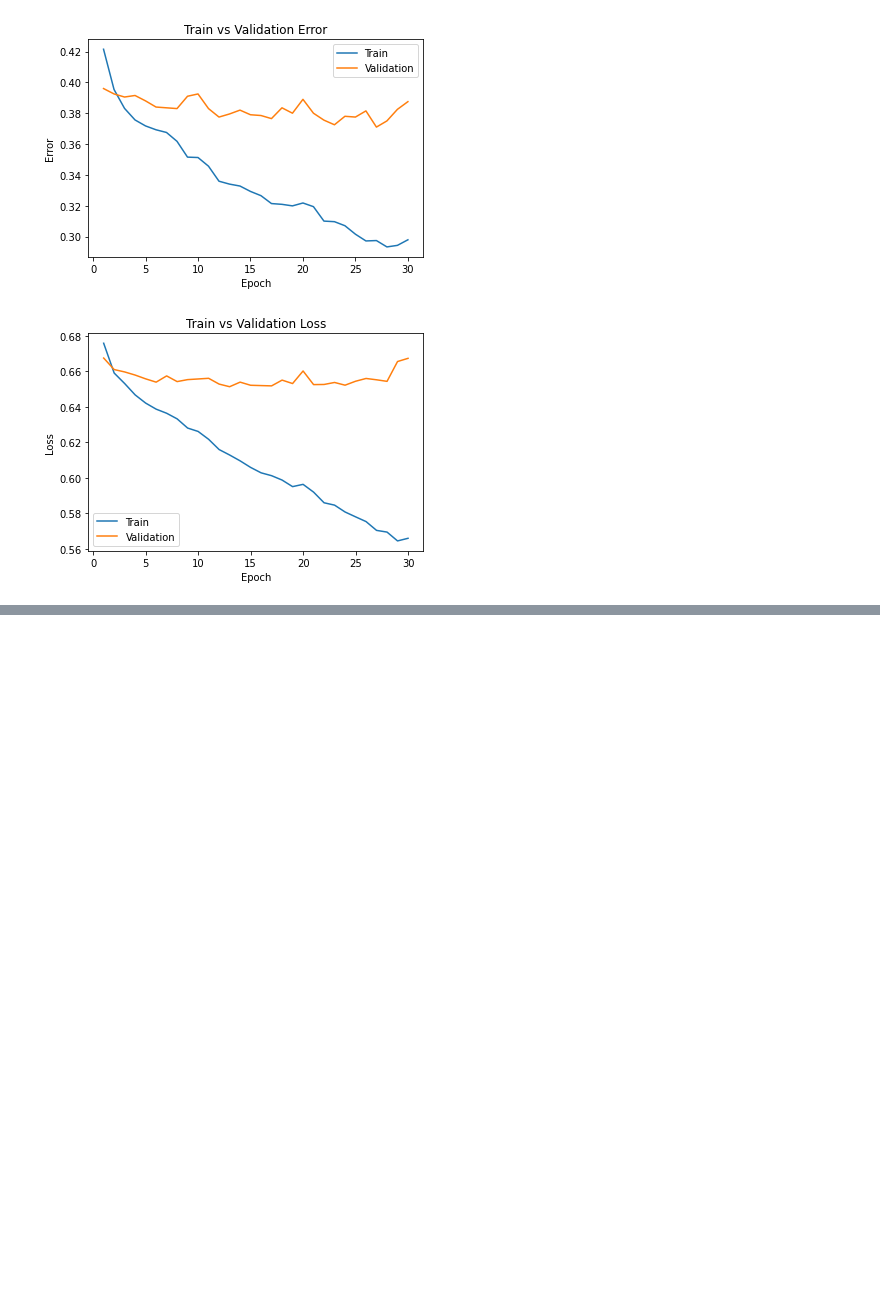
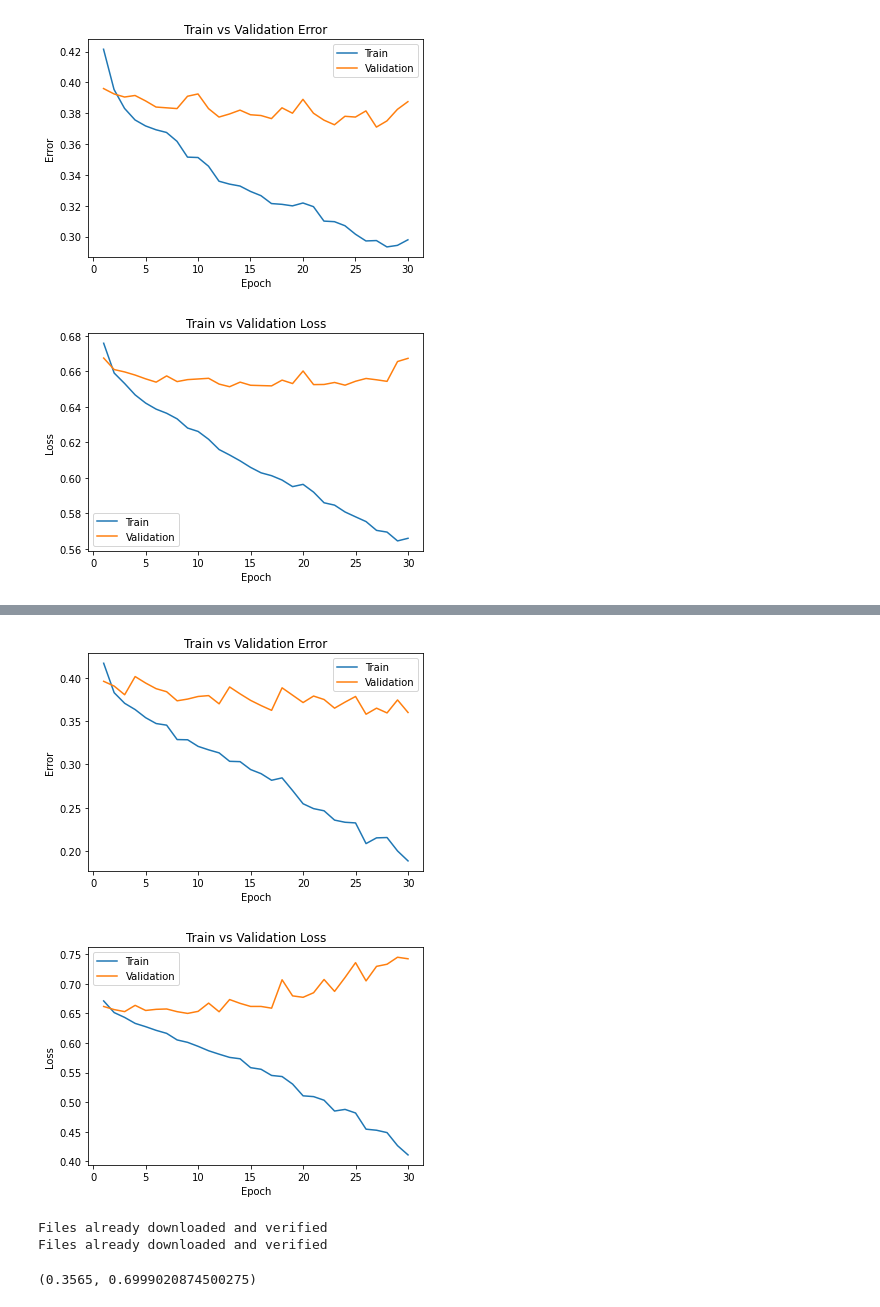
Before and after one commit to GreatArcStudios/APS360, a Jupyter notebook: Lab 2/Lab2 Cats vs Dogs.ipynb, the cells around one changed output, grey strips where cells are left out. Drawn from its saved outputs; the diff is of its cells as text; code cells hidden in the pictures; blank space fills up the shorter version.

```diff
--- a/Lab 2/Lab2 Cats vs Dogs.ipynb
+++ b/Lab 2/Lab2 Cats vs Dogs.ipynb
@@ -941,0 +947,6 @@ OSError: ignored
+# %%
+smallest_net = SmallestNet(hid_dim=32, activation = nn.SiLU())
+smallest_net_1 = train_net(smallest_net, batch_size=128, learning_rate=0.01, num_epochs=30)
+model_path = get_model_name("smallest", batch_size=128, learning_rate=0.01, epoch=29)
+plot_training_curve(model_path)
+# %% [output]
@@ -941,0 +970,16 @@ OSError: ignored
+[figure, added]
+[figure, added]
+# %%
+net = SmallestNet(hid_dim=32, activation = nn.SiLU())
+model_path = get_model_name(net.name, batch_size=128, learning_rate=0.01, epoch=26)
+state = torch.load(model_path)
+net.load_state_dict(state)
+train_loader, val_loader, test_loader, classes = get_data_loader(
+    target_classes=["cat", "dog"],
+    batch_size=384)
+
+evaluate(net, test_loader, nn.BCEWithLogitsLoss())
+# %% [output]
+Files already downloaded and verified
+Files already downloaded and verified
+(0.3565, 0.6999020874500275)
```
Also changed, not shown: parts of 5 cells of this notebook.
